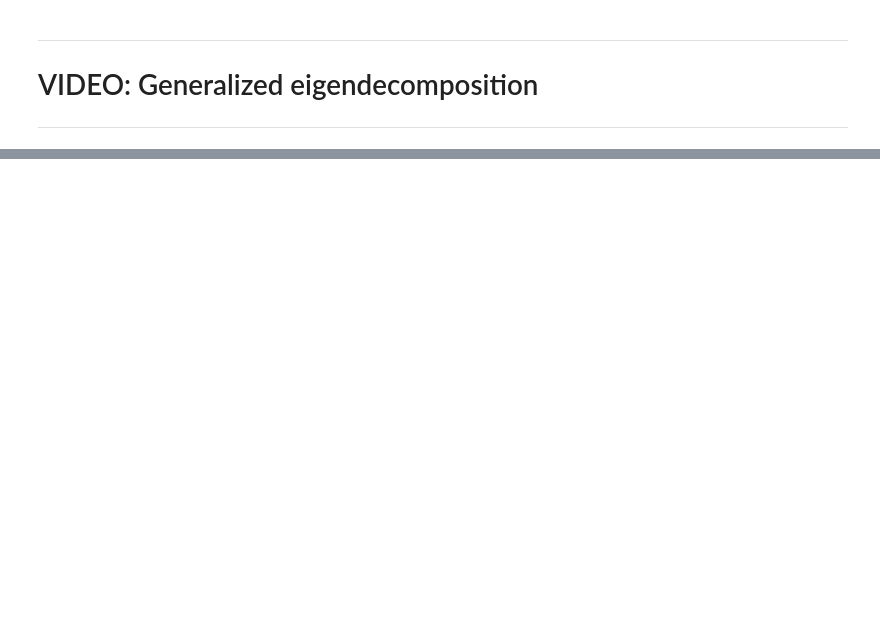
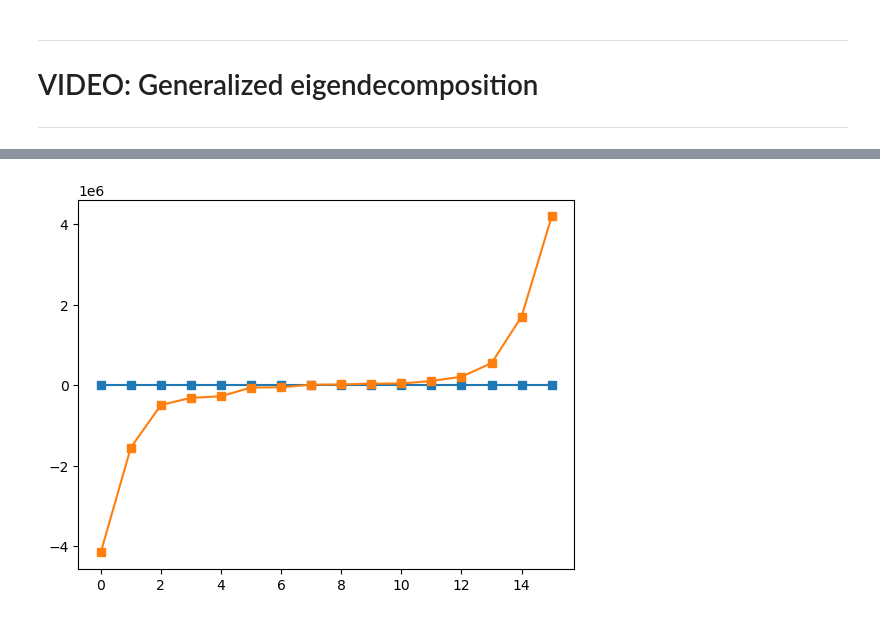
Before and after one commit to kaish-yo/LinearAlgebra_courseMaterials, a Jupyter notebook: 13_eig/LA_eig_allCode.ipynb, the cells around one changed output, grey strips where cells are left out. Cells and saved outputs as stored; diff of their text form; code cells hidden in the pictures; blank space fills up the shorter version.

```diff
--- a/13_eig/LA_eig_allCode.ipynb
+++ b/13_eig/LA_eig_allCode.ipynb
@@ -618,0 +883,10 @@ plt.show()
+# %%
+Ls, Ws = scipy.linalg.eigh(S,R)
+Li, Wi = scipy.linalg.eigh(np.linalg.inv(R)@S) # h stands for Hermitian
+
+plt.plot(Ls,'s-',label='S,R')
+plt.plot(Li,'s-',label='R$^{-1}$S')
+# plt.ylim([0,3])
+plt.show()
+# %% [output]
+[figure, added]
```
Also changed, not shown: parts of 38 cells of this notebook, 25 other files.
